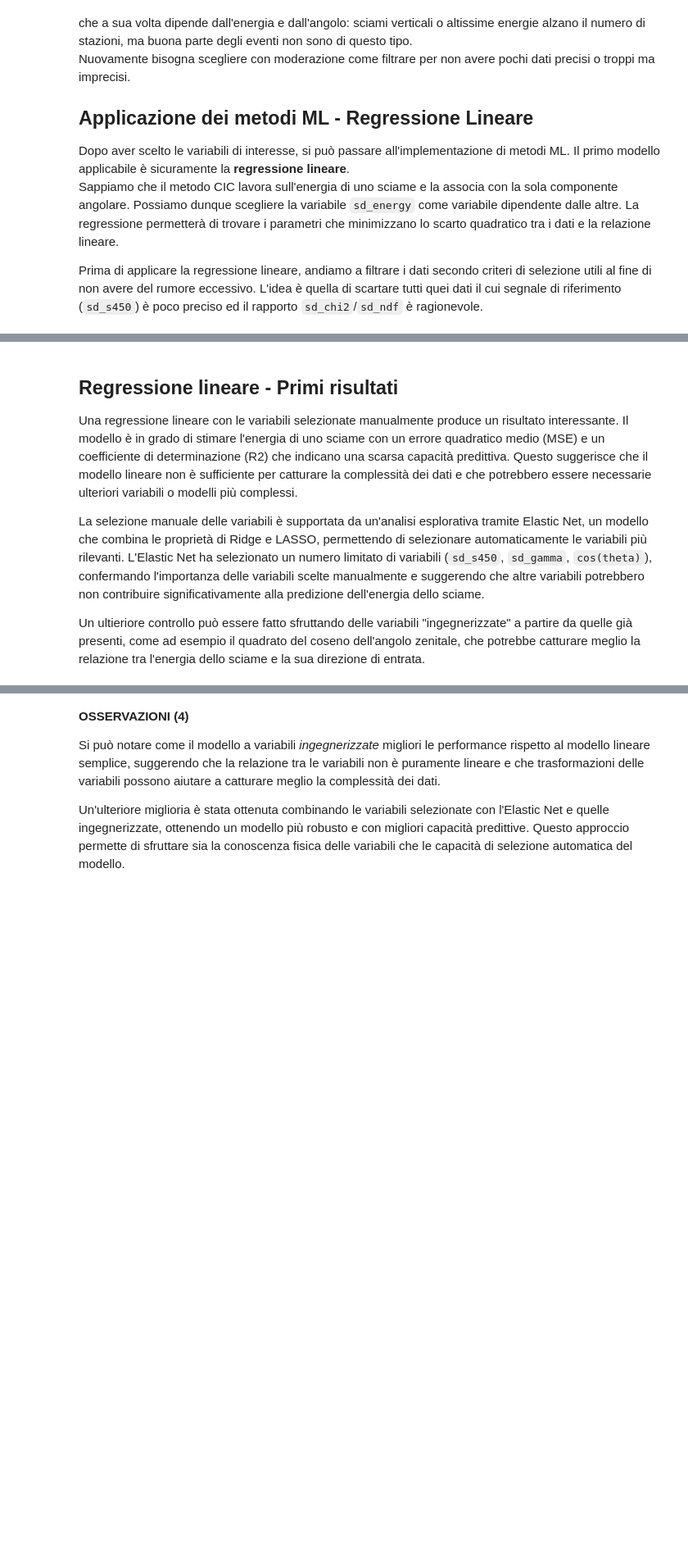
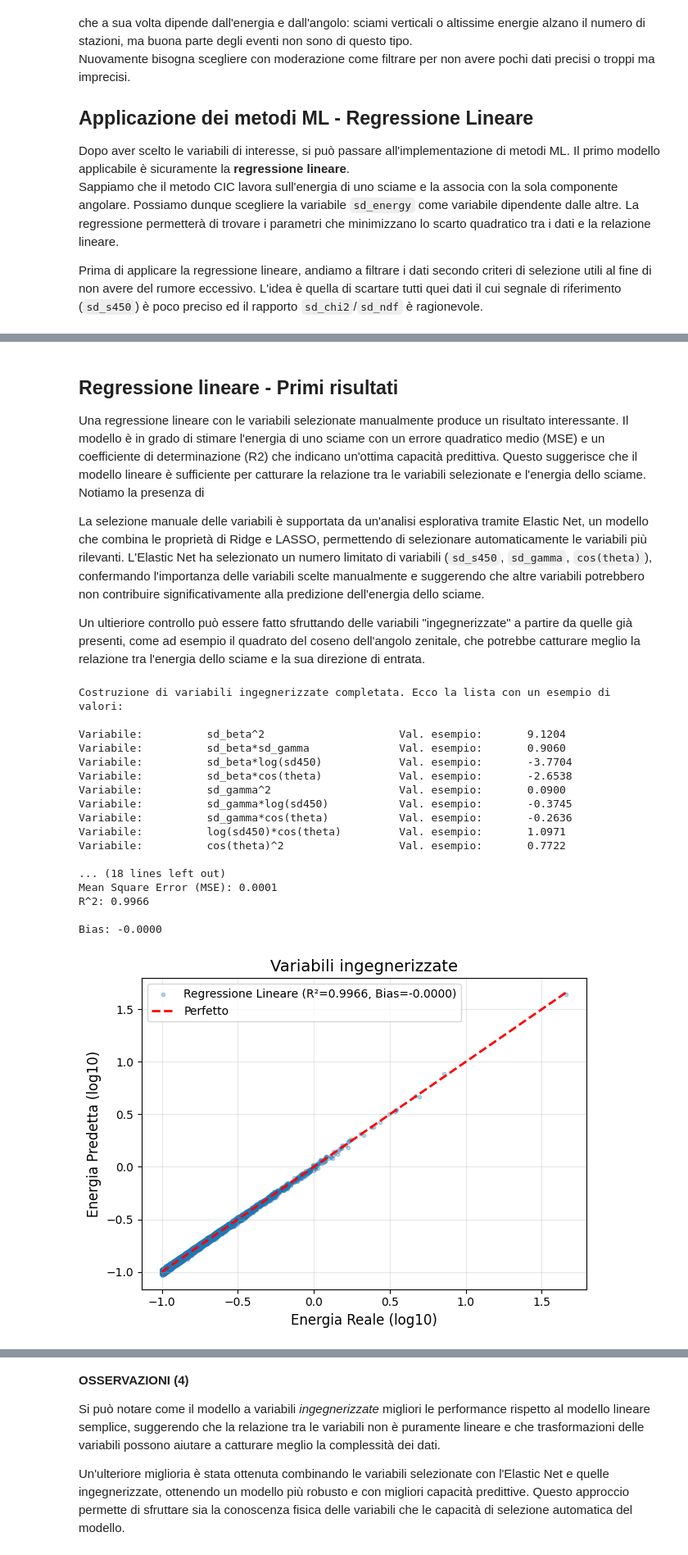
Before and after one commit to robdilor/advsimtech_rdl_esame, a Jupyter notebook: Project.ipynb, the cells around one changed output, grey strips where cells are left out. Shown at 82% size. Saved outputs shown, nothing was run; the diff lists cells and outputs as text; code cells hidden in the pictures; blank space fills up the shorter version.

```diff
--- a/Project.ipynb
+++ b/Project.ipynb
@@ -465,7 +583,7 @@ plt.show()
 # %% [markdown]
 ## Regressione lineare - Primi risultati
 
-Una regressione lineare con le variabili selezionate manualmente produce un risultato interessante. Il modello è in grado di stimare l'energia di uno sciame con un errore quadratico medio (MSE) e un coefficiente di determinazione (R2) che indicano una scarsa capacità predittiva. Questo suggerisce che il modello lineare non è sufficiente per catturare la complessità dei dati e che potrebbero essere necessarie ulteriori variabili o modelli più complessi.
+Una regressione lineare con le variabili selezionate manualmente produce un risultato interessante. Il modello è in grado di stimare l'energia di uno sciame con un errore quadratico medio (MSE) e un coefficiente di determinazione (R2) che indicano un'ottima capacità predittiva. Questo suggerisce che il modello lineare è sufficiente per catturare la relazione tra le variabili selezionate e l'energia dello sciame. Notiamo la presenza di
 
 
 La selezione manuale delle variabili è supportata da un'analisi esplorativa tramite Elastic Net, un modello che combina le proprietà di Ridge e LASSO, permettendo di selezionare automaticamente le variabili più rilevanti. L'Elastic Net ha selezionato un numero limitato di variabili (`sd_s450`, `sd_gamma`, `cos(theta)`), confermando l'importanza delle variabili scelte manualmente e suggerendo che altre variabili potrebbero non contribuire significativamente alla predizione dell'energia dello sciame.
@@ -491,8 +609,12 @@ for i in keep_idx:
             else:
                 ing_list.append(f"{this_varlist[i]}^2")
 
+ing_vars = np.delete(ing_vars, [list(range(len(keep_idx)))], axis=1)
+ing_varss = np.delete(ing_vars, ing_list.index('log(sd450)^2'), axis=1) #tolgo log(sd450)^2 che non ha senso fisico.
+ing_list.remove('log(sd450)^2')
+ing_vars = ing_varss.copy()
+
 #print(ing_vars[0])
-ing_vars = np.delete(ing_vars, [0,1,2,3,4], axis=1)
 
 print("Costruzione di variabili ingegnerizzate completata. Ecco la lista con un esempio di valori:\n")
 for i in range(len(ing_vars[0])):
@@ -511,31 +633,33 @@ ing_enet = ElasticNetCV(
     alphas = np.logspace(-4, 0, 50),
     cv=5,
     max_iter=200000,
-    random_state=42,
-    fit_intercept=True
+    random_state=42
 )
 
 ing_enet.fit(ing_vars_trainscaled[:train_size, :], energy[:train_size])
-selected_ie = np.where(ing_enet.coef_ != 0)[0]
+selected_ie = np.where(ing_enet.coef_ >= 1e-4)[0]
 ing_vars_testscaled = scaler.transform(ing_vars[train_size:, :])  # Standardizza tutte le variabili per il testing
+real_coeff_ie = ing_enet.coef_ / scaler.scale_  # Riporta i coefficienti alla scala originale
+
 ie_energy_pred = ing_enet.predict(ing_vars_testscaled)
 ie_mse = mean_squared_error(energy[train_size:], ie_energy_pred)
 ie_residuals = energy[train_size:] - ie_energy_pred
 ie_r2 = r2_score(energy[train_size:], ie_energy_pred)
 
 print()
-print(f"Elastic Net seleziona {len(selected_ie)} variabili:")
+print(f"Elastic Net seleziona {len(selected_ie)} variabili:\n")
 for i in selected_ie:
-    print(f"{'Variabile selezionata':<25}{ing_list[i]:<25}{'Coefficiente:':<20}{ing_enet.coef_[i]:.4f}")
+    print(f"{'Variabile selezionata':<25}{ing_list[i]:<25}{'Coefficiente:':<20}{real_coeff_ie[i]:.4f}")
 
+print(f"Intercetta: {ing_enet.intercept_:.4f}\n")
 print(f"Mean Square Error (MSE): {ie_mse:.4f}")
 print(f"R^2: {ie_r2:.4f}\n")
 print(f"Bias:", f"{np.mean(energy[train_size:] - ie_energy_pred):.4f}\n")
 
 # Grafico 1: Predetto vs Reale per Variabili Ingegnerizzate
-plt.scatter(energy[train_size:], energy_pred,
+plt.scatter(energy[train_size:], ie_energy_pred,
                 alpha=0.3, s=10,
-                label=f"Regressione Lineare (R²={ie_r2:.4f}, Bias={np.mean(energy[train_size:] - energy_pred):.4f})")
+                label=f"Regressione Lineare (R²={ie_r2:.4f}, Bias={np.mean(energy[train_size:] - ie_energy_pred):.4f})")
 plt.plot([energy[train_size:].min(), energy[train_size:].max()],
              [energy[train_size:].min(), energy[train_size:].max()],
              'r--', lw=2, label='Perfetto')
@@ -546,7 +670,6 @@ plt.legend()
 plt.grid(alpha=0.3)
 
 plt.tight_layout()
-plt.show()
 
 # Se selected_ie prende tutte le variabili, devo tagliare alcune non coerenti,
 # quindi restringo a quelle quadratiche e i prodotti selezionati dal primo Elastic Net
@@ -581,35 +704,57 @@ if len(selected_ie) >= len(ing_list):
     #
     ing_enet_r.fit(ing_r_trainscaled[:train_size, :], energy[:train_size])
     selected_enet_r = np.where(ing_enet_r.coef_ != 0)[0]
     ing_r_testscaled = scaler.transform(ing_vars_r[train_size:, :])  # Standardizza tutte le variabili per il testing
     enet_energy_pred = ing_enet_r.predict(ing_r_testscaled)
     mse_r = mean_squared_error(energy[train_size:], enet_energy_pred)
     residuals_r = energy[train_size:] - enet_energy_pred
     r2_r = r2_score(energy[train_size:], enet_energy_pred)
     #
     print(f"Elastic Net seleziona {len(selected_enet_r)} variabili:")
     for i in selected_enet_r:
         print(f"{'Variabile selezionata':<25}{ing_list_r[i]:<30}{'Coefficiente:':<25}{ing_enet_r.coef_[i]:.4f}")
     #
     print(f"Mean Square Error (MSE): {mse_r:.4f}")
     print(f"R^2: {r2_r:.4f}")
     print(f"Bias:", f"{np.mean(energy[train_size:] - enet_energy_pred):.4f}\n")
 
     # Grafico 1: Predetto vs Reale per Variabili Ingegnerizzate ristrette
-    plt.scatter(energy[train_size:], energy_pred,
+    plt.scatter(energy[train_size:], enet_energy_pred,
                     alpha=0.3, s=10,
-                    label=f"Variabili Ingegnerizzate ristrette (R²={r2_r:.4f}, Bias={np.mean(energy[train_size:] - energy_pred):.4f})")
+                    label=f"Variabili Ingegnerizzate ristrette (R²={r2_r:.4f}, Bias={np.mean(energy[train_size:] - enet_energy_pred):.4f})")
     plt.plot([energy[train_size:].min(), energy[train_size:].max()],
                 [energy[train_size:].min(), energy[train_size:].max()],
                 'r--', lw=2, label='Perfetto')
     plt.xlabel('Energia Reale (log10)', fontsize=12)
     plt.ylabel('Energia Predetta (log10)', fontsize=12)
     plt.title('Variabili ingegnerizzate ristrette', fontsize=14)
     plt.legend()
     plt.grid(alpha=0.3)
 
     plt.tight_layout()
     plt.show()
+
+plt.savefig(base_dir / "results" /"IngVars.png", dpi=300)
+plt.show()
+# %% [output]
+Costruzione di variabili ingegnerizzate completata. Ecco la lista con un esempio di valori:
+
+Variabile:          sd_beta^2                     Val. esempio:       9.1204
+Variabile:          sd_beta*sd_gamma              Val. esempio:       0.9060
+Variabile:          sd_beta*log(sd450)            Val. esempio:       -3.7704
+Variabile:          sd_beta*cos(theta)            Val. esempio:       -2.6538
+Variabile:          sd_gamma^2                    Val. esempio:       0.0900
+Variabile:          sd_gamma*log(sd450)           Val. esempio:       -0.3745
+Variabile:          sd_gamma*cos(theta)           Val. esempio:       -0.2636
+Variabile:          log(sd450)*cos(theta)         Val. esempio:       1.0971
+Variabile:          cos(theta)^2                  Val. esempio:       0.7722
+
+... (18 lines left out)
+Mean Square Error (MSE): 0.0001
+R^2: 0.9966
+
+Bias: -0.0000
+[figure, added]
 # %%
 # Combino modello lineare con ingnegnerizzato: uso this_varlist[selected_enet] e ing_list
 
```
Also changed, not shown: parts of 12 cells of this notebook, 9 other files.
